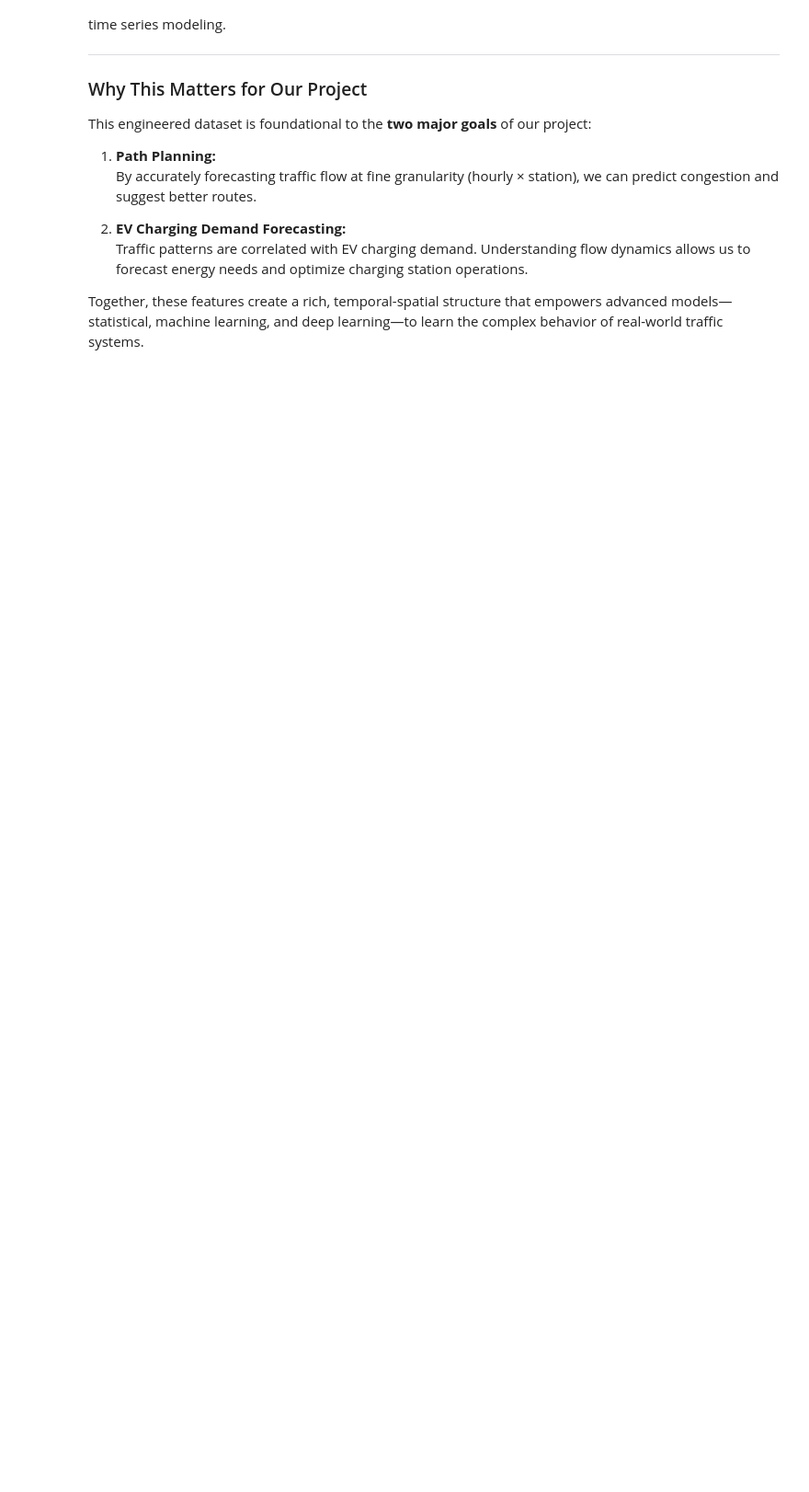
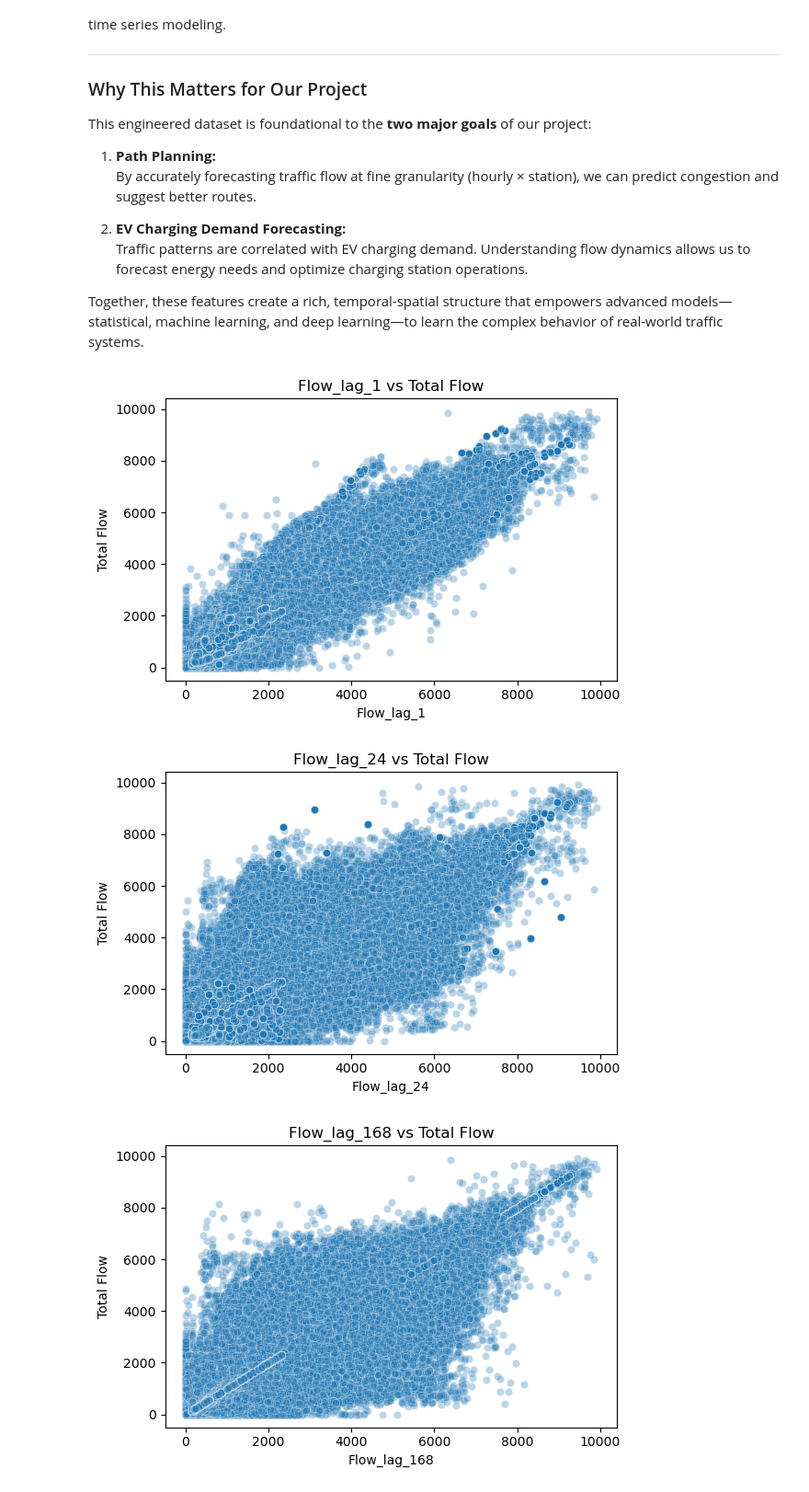
Before and after one commit to RichelCode/EV-Charging-Analysis, a Jupyter notebook: Final 3 months Analysis.ipynb, the cells around one changed output. Shown at 92% size. Saved outputs shown, nothing was run; the diff lists cells and outputs as text; code cells hidden in the pictures; blank space fills up the shorter version.

```diff
--- a/Final 3 months Analysis.ipynb
+++ b/Final 3 months Analysis.ipynb
@@ -433,3 +435,41 @@ This engineered dataset is foundational to the **two major goals** of our projec
    Traffic patterns are correlated with EV charging demand. Understanding flow dynamics allows us to forecast energy needs and optimize charging station operations.
 
 Together, these features create a rich, temporal-spatial structure that empowers advanced models—statistical, machine learning, and deep learning—to learn the complex behavior of real-world traffic systems.
+# %%
+# Ensure data is sorted by station and time
+df = df.sort_values(by=["Station", "Timestamp"]).copy()
+
+### Lag Features
+df["Flow_lag_1"] = df.groupby("Station")["Total Flow"].shift(1)
+df["Flow_lag_24"] = df.groupby("Station")["Total Flow"].shift(24)
+df["Flow_lag_168"] = df.groupby("Station")["Total Flow"].shift(168)
+
+### Rolling Window Stats (7 days = 168 hours)
+df["Flow_roll_mean_168"] = df.groupby("Station")["Total Flow"].transform(lambda x: x.rolling(window=168).mean())
+df["Flow_roll_std_168"] = df.groupby("Station")["Total Flow"].transform(lambda x: x.rolling(window=168).std())
+df["Flow_roll_min_168"] = df.groupby("Station")["Total Flow"].transform(lambda x: x.rolling(window=168).min())
+df["Flow_roll_max_168"] = df.groupby("Station")["Total Flow"].transform(lambda x: x.rolling(window=168).max())
+
+### Cyclical Encoding of Time Features
+df["Hour_sin"] = np.sin(2 * np.pi * df["Hour"] / 24)
+df["Hour_cos"] = np.cos(2 * np.pi * df["Hour"] / 24)
+
+df["DayOfWeek_sin"] = np.sin(2 * np.pi * df["Timestamp"].dt.weekday / 7)
+df["DayOfWeek_cos"] = np.cos(2 * np.pi * df["Timestamp"].dt.weekday / 7)
+
+###  Coefficient of Variation (for later clustering)
+cv_df = df.groupby("Station")["Total Flow"].agg(['mean', 'std']).reset_index()
+cv_df["CV"] = cv_df["std"] / (cv_df["mean"] + 1e-6)  # Avoid division by zero
+# %%
+for lag_col in ["Flow_lag_1", "Flow_lag_24", "Flow_lag_168"]:
+    plt.figure(figsize=(6, 4))
+    sns.scatterplot(data=df, x=lag_col, y="Total Flow", alpha=0.3)
+    plt.title(f"{lag_col} vs Total Flow")
+    plt.xlabel(lag_col)
+    plt.ylabel("Total Flow")
+    plt.tight_layout()
+    plt.show()
+# %% [output]
+[figure, added]
+[figure, added]
+[figure, added]
```
Also changed, not shown: parts of 5 cells of this notebook.
